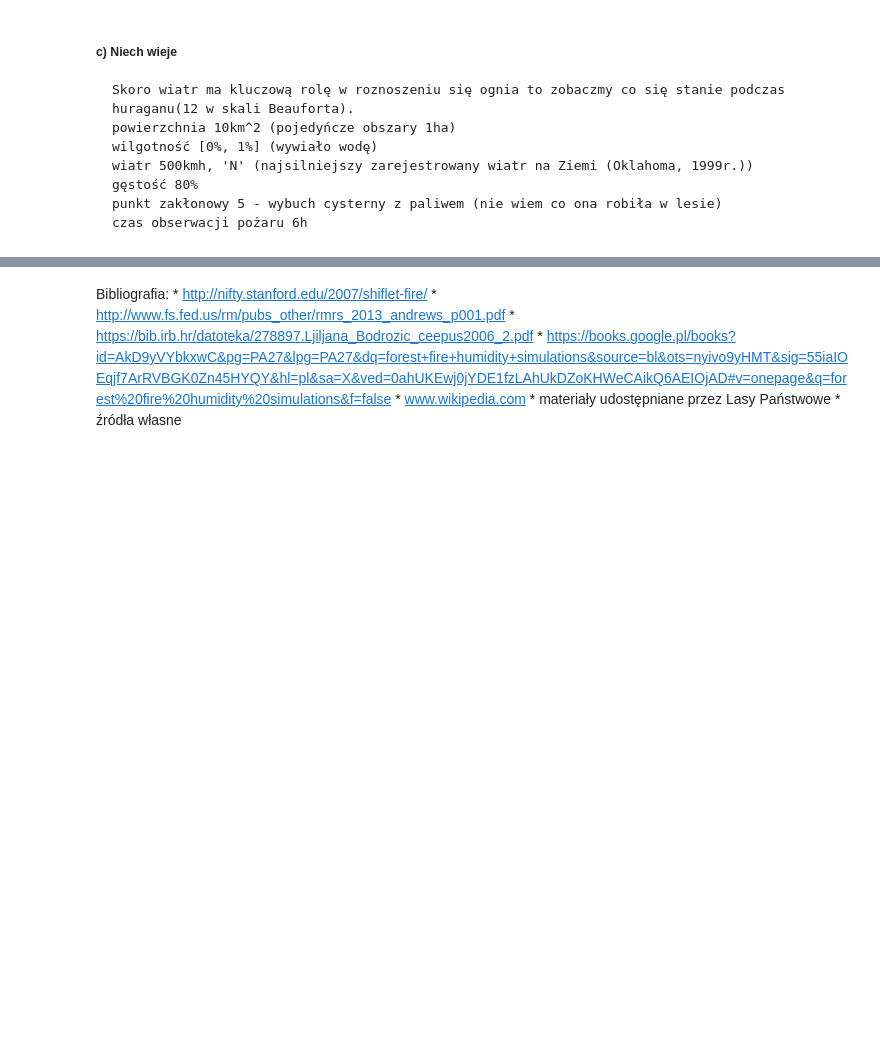
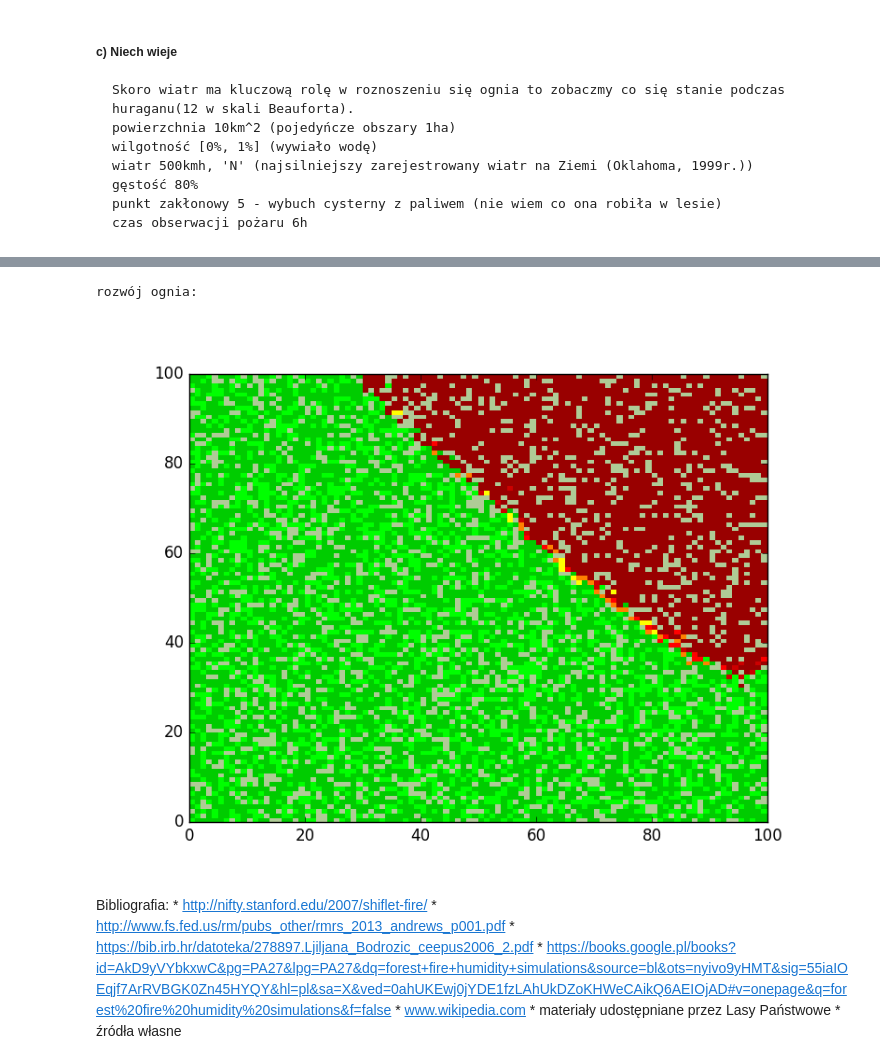
Before and after one commit to ociepkam/MISK, a Jupyter notebook: Sprawozdanie.ipynb, the cells around one changed output, grey strips where cells are left out. Drawn from its saved outputs; the diff is of its cells as text; code cells hidden in the pictures; blank space fills up the shorter version.

```diff
--- a/Sprawozdanie.ipynb
+++ b/Sprawozdanie.ipynb
@@ -158,3 +170,9 @@ zasobność:
+# %%
+print "rozwój ognia:"
+Image("images/4_2.png", width=500, height=500)
+# %% [output]
+rozwój ognia:
+[figure, added]
 # %% [markdown]
 Bibliografia:
     * http://nifty.stanford.edu/2007/shiflet-fire/
```
Also changed, not shown: parts of 5 cells of this notebook, 10 other files.
